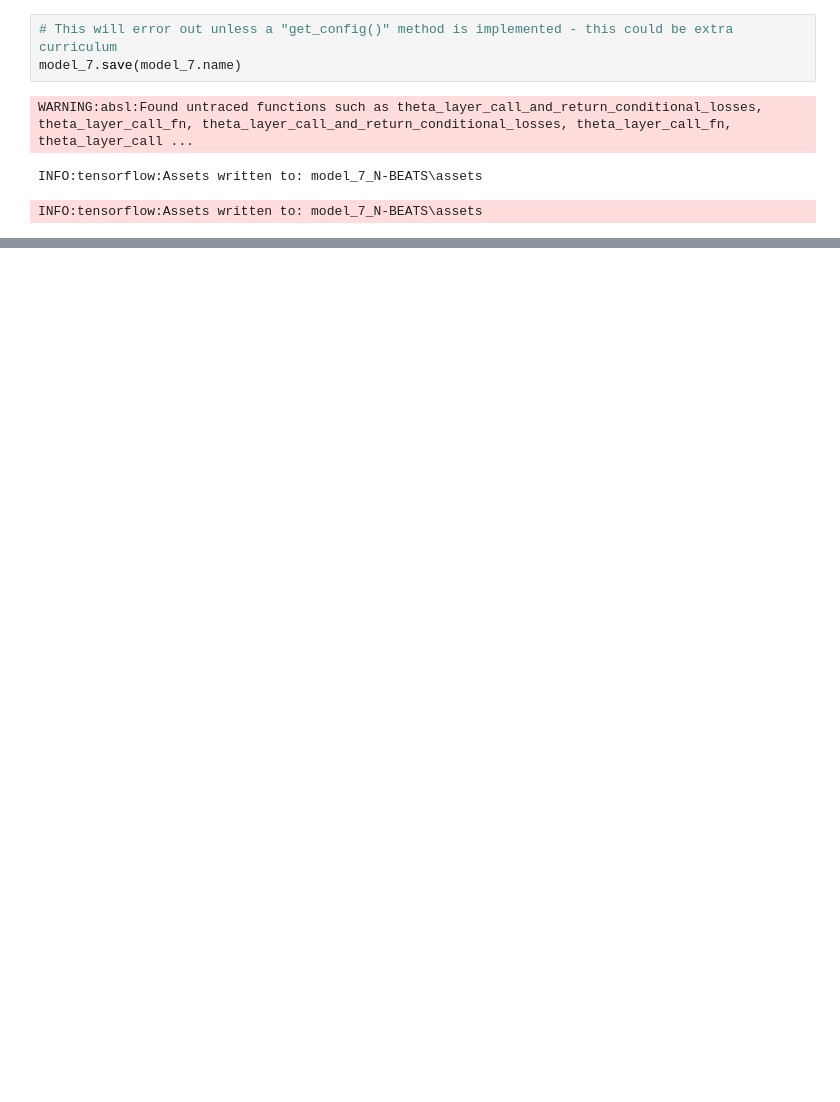
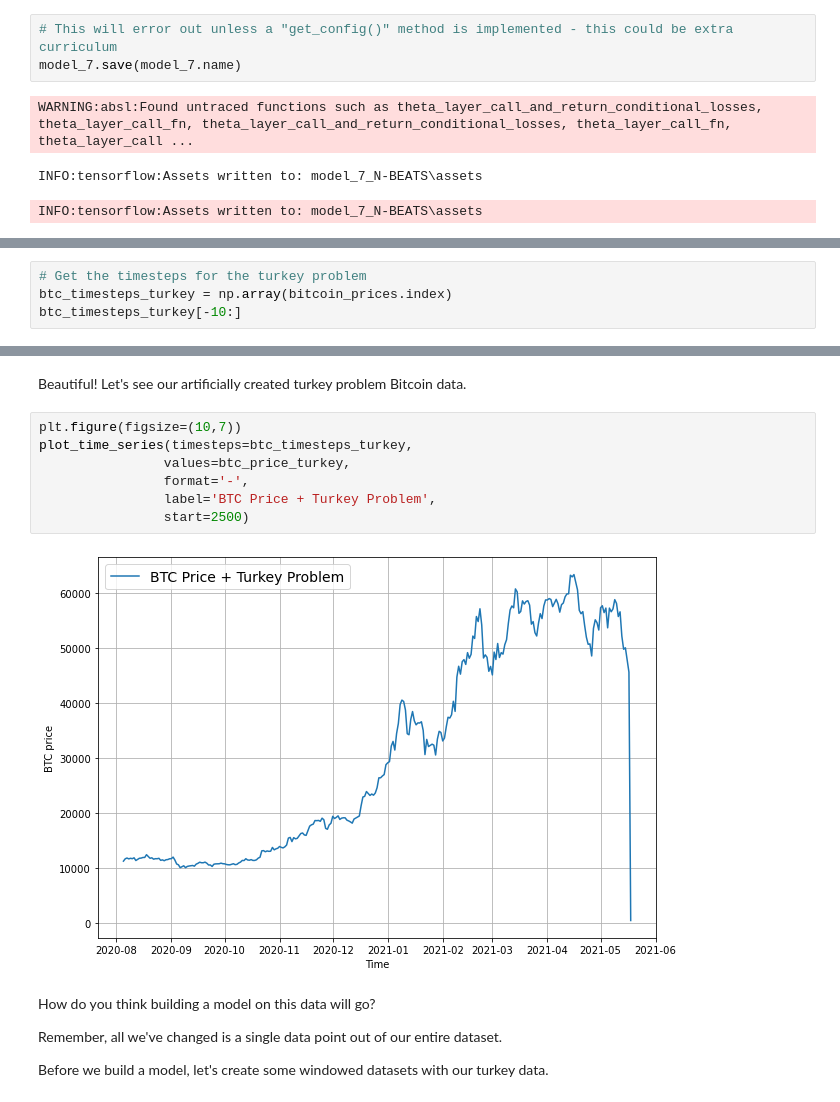
Before and after one commit to Locchuong96/machine-learning, a Jupyter notebook: TensorFlow2/practices/10. Milestone Project 3 Time series forecasting in TensorFlow (BitPredict 💰📈).ipynb, the cells around one changed output, grey strips where cells are left out. Saved outputs shown, nothing was run; the diff lists cells and outputs as text; blank space fills up the shorter version.

```diff
--- a/TensorFlow2/practices/10. Milestone Project 3 Time series forecasting in TensorFlow (BitPredict 💰📈).ipynb
+++ b/TensorFlow2/practices/10. Milestone Project 3 Time series forecasting in TensorFlow (BitPredict 💰📈).ipynb
@@ -2985,0 +3002,4 @@ btc_price_turkey[-1] = btc_price_turkey[-1]/100
+# %%
+# Get the timesteps for the turkey problem
+btc_timesteps_turkey = np.array(bitcoin_prices.index)
+btc_timesteps_turkey[-10:]
@@ -2985,0 +3013,17 @@ btc_price_turkey[-1] = btc_price_turkey[-1]/100
+# %% [markdown]
+Beautiful! Let's see our artificially created turkey problem Bitcoin data.
+# %%
+plt.figure(figsize=(10,7))
+plot_time_series(timesteps=btc_timesteps_turkey,
+                values=btc_price_turkey,
+                format='-',
+                label='BTC Price + Turkey Problem',
+                start=2500)
+# %% [output]
+[figure, added]
+# %% [markdown]
+How do you think building a model on this data will go?
+
+Remember, all we've changed is a single data point out of our entire dataset.
+
+Before we build a model, let's create some windowed datasets with our turkey data.
```
Also changed, not shown: parts of 92 cells of this notebook.
